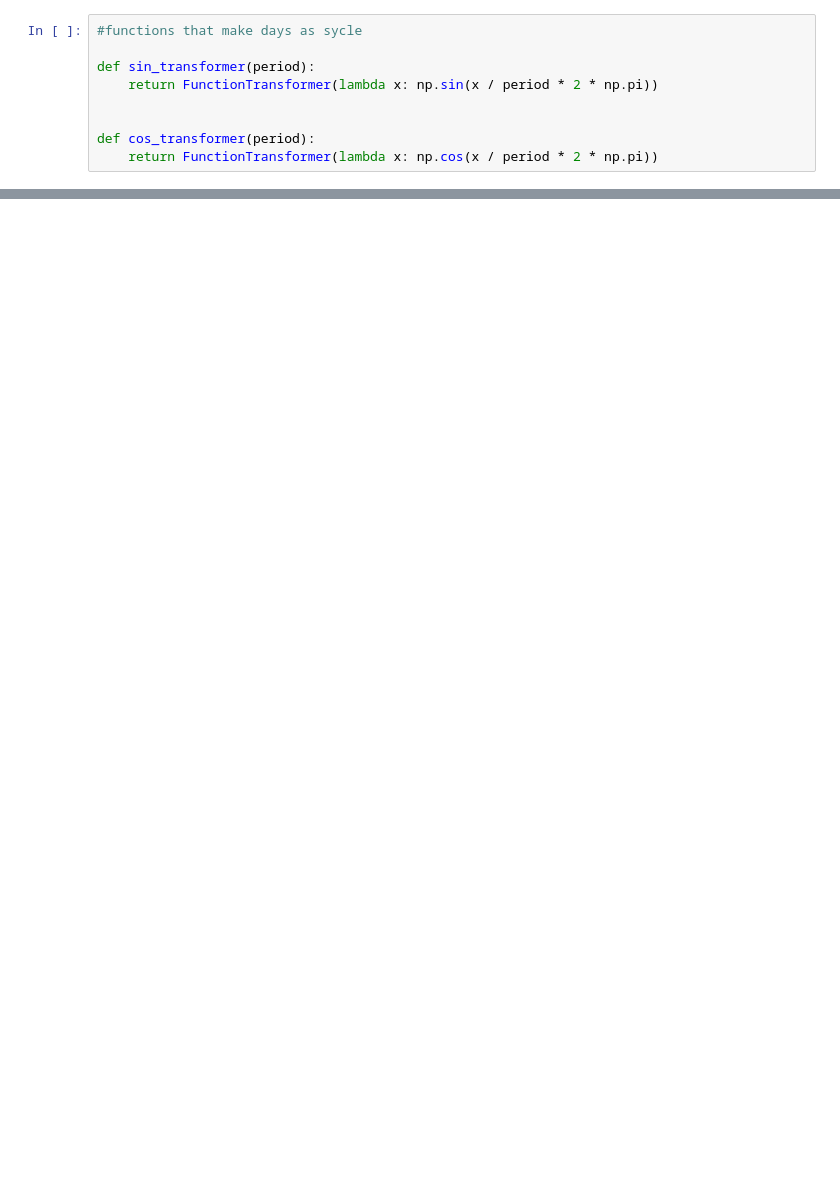
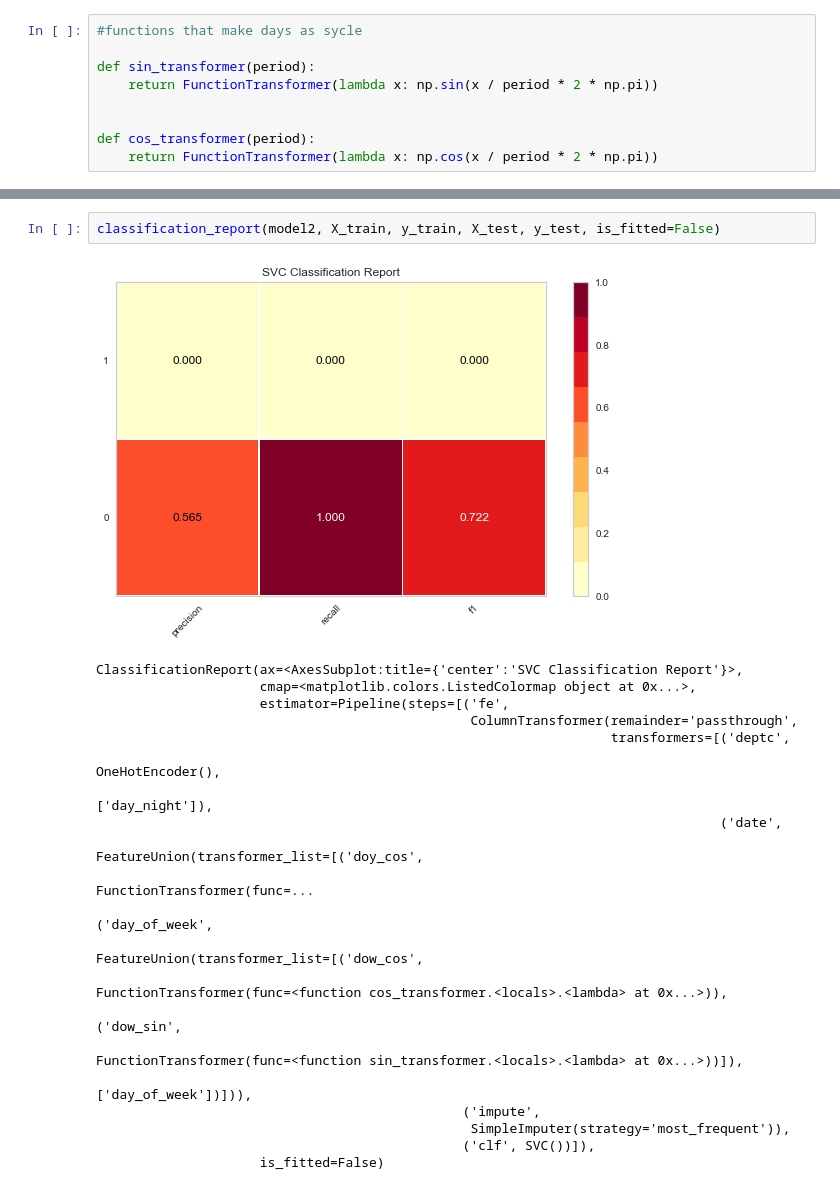
Before and after one commit to georgetown-analytics/MLB, a Jupyter notebook: ML_Wrangling.ipynb, the cells around one changed output, grey strips where cells are left out. Saved outputs shown, nothing was run; the diff lists cells and outputs as text; blank space fills up the shorter version.

```diff
--- a/ML_Wrangling.ipynb
+++ b/ML_Wrangling.ipynb
@@ -155,0 +197,24 @@ df.to_csv("ML_wranlge.csv",index=False)
+# %%
+classification_report(model2, X_train, y_train, X_test, y_test, is_fitted=False)
+# %% [output]
+[figure, added]
+ClassificationReport(ax=<AxesSubplot:title={'center':'SVC Classification Report'}>,
+                     cmap=<matplotlib.colors.ListedColormap object at 0x...>,
+                     estimator=Pipeline(steps=[('fe',
+                                                ColumnTransformer(remainder='passthrough',
+                                                                  transformers=[('deptc',
+                                                                                 OneHotEncoder(),
+                                                                                 ['day_night']),
+                                                                                ('date',
+                                                                                 FeatureUnion(transformer_list=[('doy_cos',
+                                                                                                                 FunctionTransformer(func=...
+                                                                                ('day_of_week',
+                                                                                 FeatureUnion(transformer_list=[('dow_cos',
+                                                                                                                 FunctionTransformer(func=<function cos_transformer.<locals>.<lambda> at 0x...>)),
+                                                                                                                ('dow_sin',
+                                                                                                                 FunctionTransformer(func=<function sin_transformer.<locals>.<lambda> at 0x...>))]),
+                                                                                 ['day_of_week'])])),
+                                               ('impute',
+                                                SimpleImputer(strategy='most_frequent')),
+                                               ('clf', SVC())]),
+                     is_fitted=False)
```
Also changed, not shown: parts of 46 cells of this notebook.
